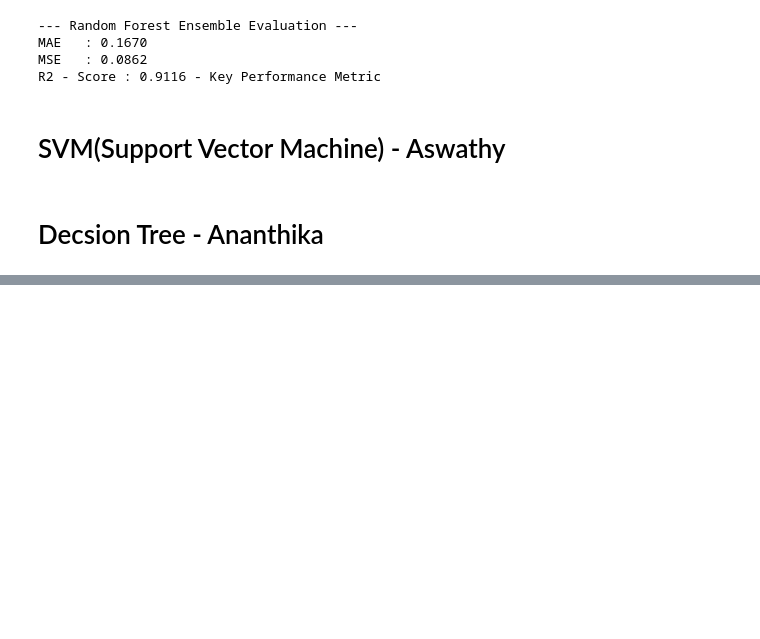
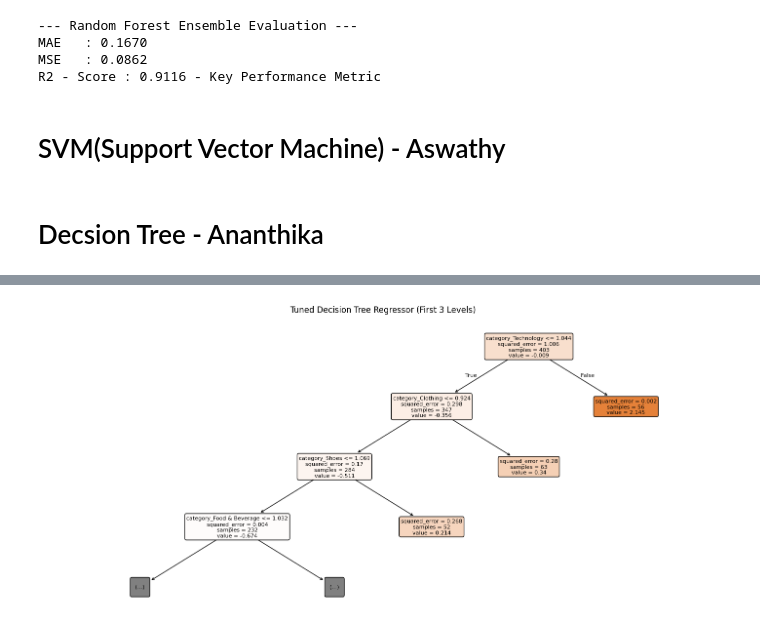
Before and after one commit to AlvinManoj05/Data-Preprocessing-Project, a Jupyter notebook: Data_Processing_Group_Assignment.ipynb, the cells around one changed output, grey strips where cells are left out. Saved outputs shown, nothing was run; the diff lists cells and outputs as text; code cells hidden in the pictures; blank space fills up the shorter version.

```diff
--- a/Data_Processing_Group_Assignment.ipynb
+++ b/Data_Processing_Group_Assignment.ipynb
@@ -569,0 +694,15 @@ X_scaled
+# %%
+# Random Forest ensemble trained on the same training set
+rf_model = RandomForestRegressor(
+    n_estimators=200,
+    max_depth=None,
+    min_samples_split=2,
+    min_samples_leaf=1,
+    random_state=42,
+    n_jobs=-1
+)
+rf_model.fit(X_train, y_train)
+y_pred_rf = rf_model.predict(X_test)
+
+rf_results = evaluate_regression("Random Forest (Ensemble)", y_test, y_pred_rf)
+display(pd.DataFrame([rf_results]).round(3))
@@ -569,0 +746,14 @@ X_scaled
+# %%
+plt.figure(figsize=(18, 8))
+plot_tree(
+    best_dt_model,
+    feature_names=list(X_train.columns),
+    filled=True,
+    rounded=True,
+    max_depth=3,
+    fontsize=8
+)
+plt.title("Tuned Decision Tree Regressor (First 3 Levels)")
+plt.show()
+# %% [output]
+[figure, added]
```
Also changed, not shown: parts of 16 cells of this notebook.
